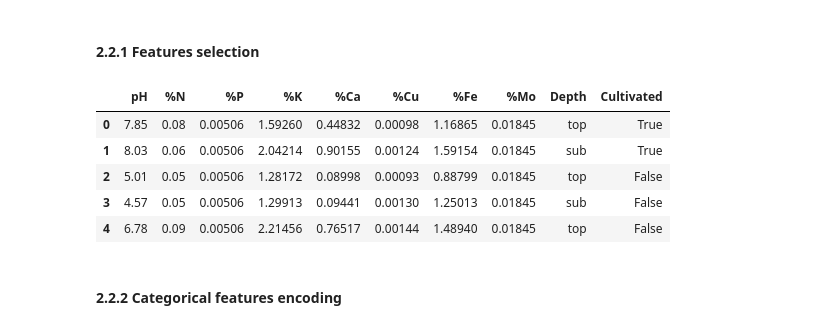
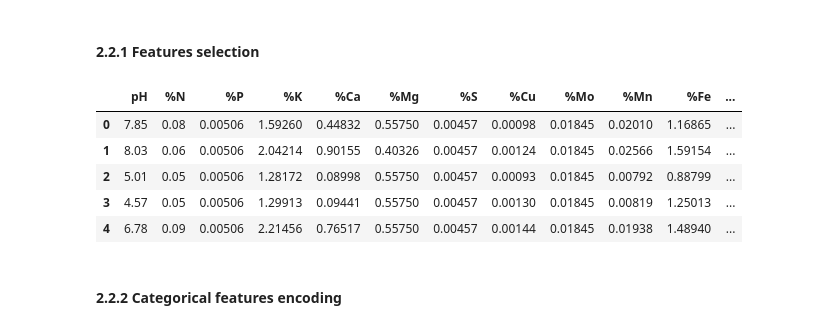
Before and after one commit to opsabarsec/African-soil-chemistry, a Jupyter notebook: afsis-soil-chem-MODEL.ipynb, the cells around one changed output. Cells and saved outputs as stored; diff of their text form; code cells hidden in the pictures.

```diff
--- a/afsis-soil-chem-MODEL.ipynb
+++ b/afsis-soil-chem-MODEL.ipynb
@@ -57,0 +60,4 @@ df_composition.head()
+# %%
+df_composition = pd.read_csv('complete_elemental_analysis_dataset.csv')
+df_composition = df_composition.rename(columns={"P": "%P", "K": "%K","Ca": "%Ca", "Cu": "%Cu", "Fe": "%Fe", "Mo": "%Mo","Mg": "%Mg","S": "%S","Mn": "%Mn","Zn": "%Zn" })
+df_composition.head()
@@ -85,18 +99,19 @@ The figures show poor correlation. Surprising that this is true comparing the sa
 # %% [markdown]
 #### 2.2.1 Features selection
 # %%
-elemental_variables = ['pH', '%N', 'P', 'K', 'Ca','Cu','Fe', 'Mo', 'Depth', 'Cultivated']
+elemental_variables = ['pH', '%N', '%P', '%K', '%Ca','%Mg','%S','%Cu','%Mo','%Mn','%Fe', 'Depth', 'Cultivated']
+# major and oligoelements are taken into account for the soil composition
 
 df_composition_reduced = df_composition[elemental_variables]
-df_composition_reduced = df_composition_reduced.rename(columns={"P": "%P", "K": "%K","Ca": "%Ca", "Cu": "%Cu", "Fe": "%Fe", "Mo": "%Mo"})
+
 df_composition_reduced.head()
 # %% [output]
-|  | pH | %N | %P | %K | %Ca | %Cu | %Fe | %Mo | Depth | Cultivated |
-| 0 | 7.85 | 0.08 | 0.00506 | 1.59260 | 0.44832 | 0.00098 | 1.16865 | 0.01845 | top | True |
-| 1 | 8.03 | 0.06 | 0.00506 | 2.04214 | 0.90155 | 0.00124 | 1.59154 | 0.01845 | sub | True |
-| 2 | 5.01 | 0.05 | 0.00506 | 1.28172 | 0.08998 | 0.00093 | 0.88799 | 0.01845 | top | False |
-| 3 | 4.57 | 0.05 | 0.00506 | 1.29913 | 0.09441 | 0.00130 | 1.25013 | 0.01845 | sub | False |
-| 4 | 6.78 | 0.09 | 0.00506 | 2.21456 | 0.76517 | 0.00144 | 1.48940 | 0.01845 | top | False |
+|  | pH | %N | %P | %K | %Ca | %Mg | %S | %Cu | %Mo | %Mn | %Fe | ... |
+| 0 | 7.85 | 0.08 | 0.00506 | 1.59260 | 0.44832 | 0.55750 | 0.00457 | 0.00098 | 0.01845 | 0.02010 | 1.16865 | ... |
+| 1 | 8.03 | 0.06 | 0.00506 | 2.04214 | 0.90155 | 0.40326 | 0.00457 | 0.00124 | 0.01845 | 0.02566 | 1.59154 | ... |
+| 2 | 5.01 | 0.05 | 0.00506 | 1.28172 | 0.08998 | 0.55750 | 0.00457 | 0.00093 | 0.01845 | 0.00792 | 0.88799 | ... |
+| 3 | 4.57 | 0.05 | 0.00506 | 1.29913 | 0.09441 | 0.55750 | 0.00457 | 0.00130 | 0.01845 | 0.00819 | 1.25013 | ... |
+| 4 | 6.78 | 0.09 | 0.00506 | 2.21456 | 0.76517 | 0.55750 | 0.00457 | 0.00144 | 0.01845 | 0.01938 | 1.48940 | ... |
 # %% [markdown]
 #### 2.2.2 Categorical features encoding
 # %%
```
Also changed, not shown: parts of 36 cells of this notebook, 4 other files.
